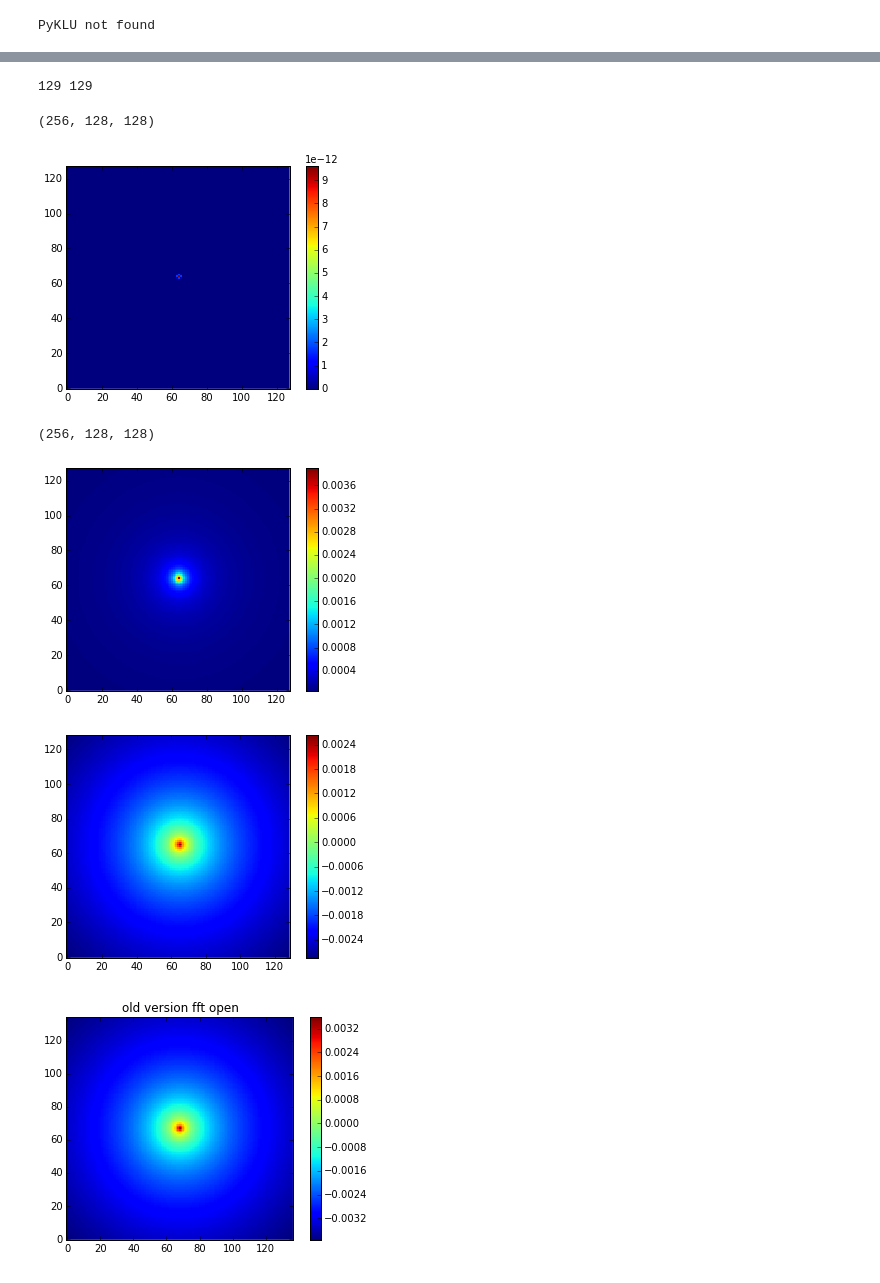
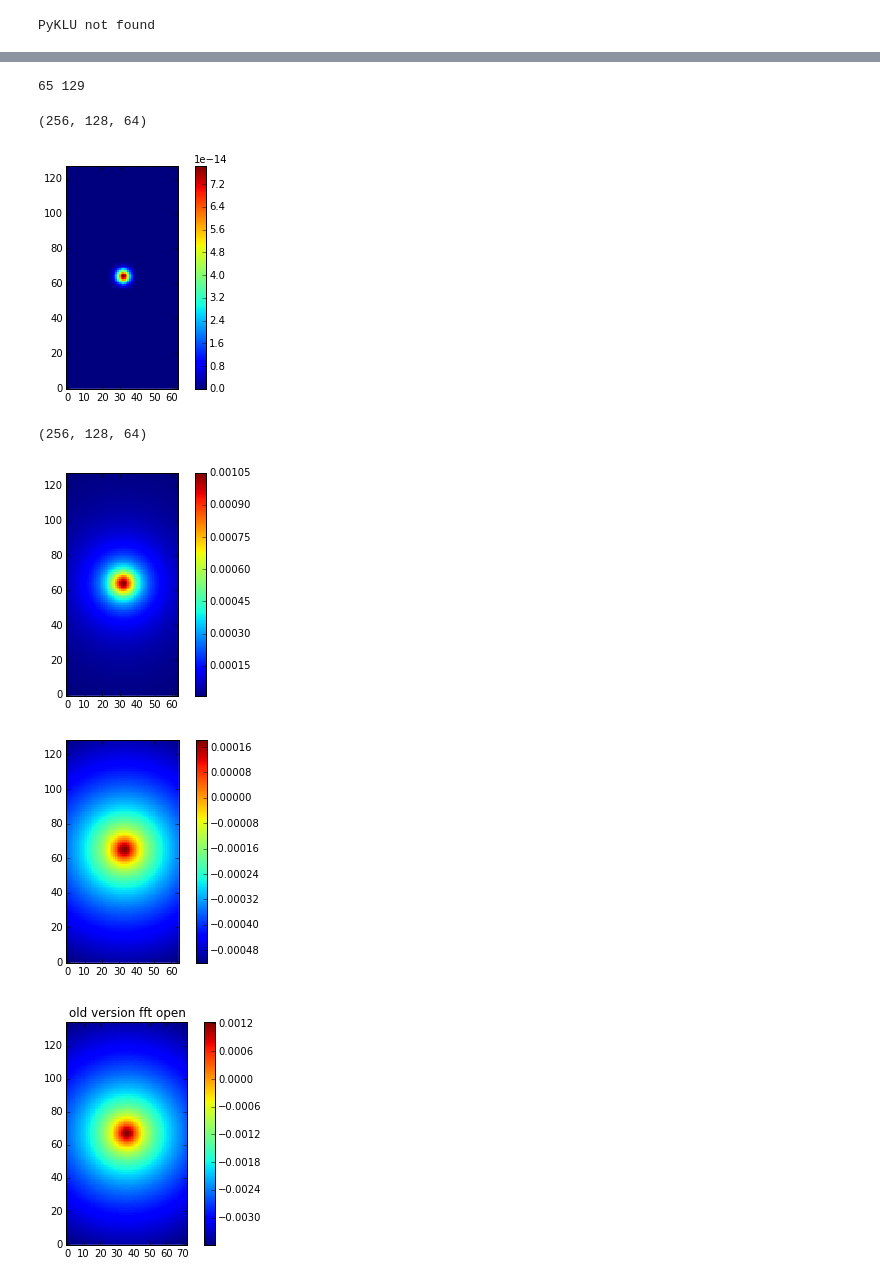
Before and after one commit to PyCOMPLETE/PyPIC, a Jupyter notebook: test_fft_gpu.ipynb, the cells around one changed output, grey strips where cells are left out. Drawn from its saved outputs; the diff is of its cells as text; code cells hidden in the pictures.

```diff
--- a/test_fft_gpu.ipynb
+++ b/test_fft_gpu.ipynb
@@ -34,7 +34,7 @@ import numpy as np
 # %%
 # define mesh, poissonsolver and PIC
 #mesh = RectMesh3D(0., 0., 0., 0.1, 0.1, 0.1, nx=256, ny=256, nz=32, mathlib=cumath)
-nx, ny, nz = 128, 128, 256
+nx, ny, nz = 64, 128, 256
 dx = dy = dz = 0.15
 x_aper = nx*dx/2.
 y_aper = ny*dy/2.
@@ -42,10 +42,10 @@ z_aper = nz*dz/2.
 mesh = RectMesh3D(-x_aper, -y_aper, -z_aper , dx, dy, dz, nx, ny, nz, mathlib=cumath)
 print mesh.x0
 print mesh.x0 + mesh.nx*mesh.dx
-poissonsolver = FFT.GPU_FFT_OpenBoundary(mesh, 0)
-poissonsolver_CPU = FFT.DEBUG_FFT3_OpenBoundary(mesh, 0)
+poissonsolver = FFT.GPU_FFT_OpenBoundary(mesh, True)
+poissonsolver_numpyfft = FFT.DEBUG_FFT3_OpenBoundary(mesh, False)
 #pic = PIC(mesh, poissonsolver, context=context)
-pic = PIC(mesh, poissonsolver_CPU, context=context)
+pic = PIC(mesh, poissonsolver_numpyfft, context=context)
 
 
 poissonsolver2d = FFT.FFT_OpenBoundary_SquareGrid(x_aper=x_aper, y_aper=y_aper, Dh=mesh.dx)
@@ -61,7 +61,7 @@ mesh_center_x = mesh.x0 + 0.5*mesh.nx*mesh.dx
 mesh_center_y = mesh.y0 + 0.5*mesh.ny*mesh.dy
 mesh_center_z = mesh.z0 + 0.5*mesh.nz*mesh.dz
 N = 500*1024
-sigma = 0.05
+sigma = 0.4
 xx = np.random.normal(mesh_center_x, sigma, N)
 yy = np.random.normal(mesh_center_y, sigma, N)
 zz = np.random.normal(mesh_center_z, sigma, N)
@@ -144,48 +176,48 @@ print phi.shape
 # %%
 print poissonsolver2d.Nxg, poissonsolver2d.Nyg
 rho_ = rho.get()[mesh.nz//2]
-rho_big = np.zeros((129,129), dtype=np.float64)
+rho_big = np.zeros((mesh.ny+1,mesh.nx+1), dtype=np.float64)
 rho_big[1:, 1:] = rho_
 phi_2d = poissonsolver2d.poisson_solve(rho_big*mesh.volume_elem)
 # %% [output]
-129 129
+65 129
 # %%
 %matplotlib inline
 
 print rho.get().shape
 plt.imshow(rho.get()[mesh.nz//2], origin='lower', interpolation='none')
 plt.colorbar()
 plt.show()
 
 #print phi.get().shape
 print phi.shape
 
 plt.imshow(phi.get()[mesh.nz//2], origin='lower', interpolation='none')
 #plt.imshow(phi[mesh.nz//2], origin='lower', interpolation='none')
 
 plt.colorbar()
 plt.show()
 
-plt.imshow(phi_2d.reshape(129, 129), origin='lower', interpolation='none')
+plt.imshow(phi_2d.reshape(mesh.ny+1, mesh.nx+1), origin='lower', interpolation='none')
 #plt.imshow(phi[mesh.nz//2], origin='lower', interpolation='none')
 
 plt.colorbar()
 plt.show()
 
 
 plt.imshow(picFFT.phi.T, origin='lower', interpolation='none')
 plt.title('old version fft open')
 plt.colorbar()
 plt.show()
 
 #
 # %% [output]
-(256, 128, 128)
+(256, 128, 64)
-[figure, old version]
+[figure, new version]
-(256, 128, 128)
+(256, 128, 64)
-[figure, old version]
+[figure, new version]
-[figure, old version]
+[figure, new version]
-[figure, old version]
+[figure, new version]
 # %%
 def _phin_round(x, y, z, sig_r):
     '''Return phi / Q for a round distribution with
```
Also changed, not shown: parts of 13 cells of this notebook, 1 other file.
